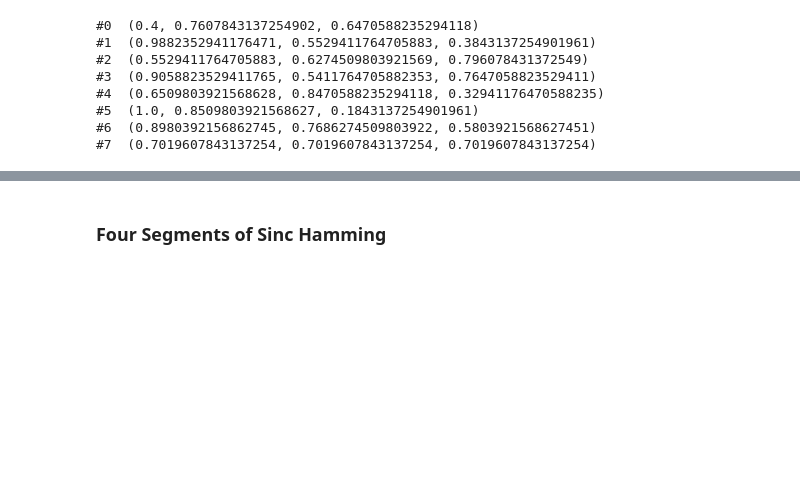
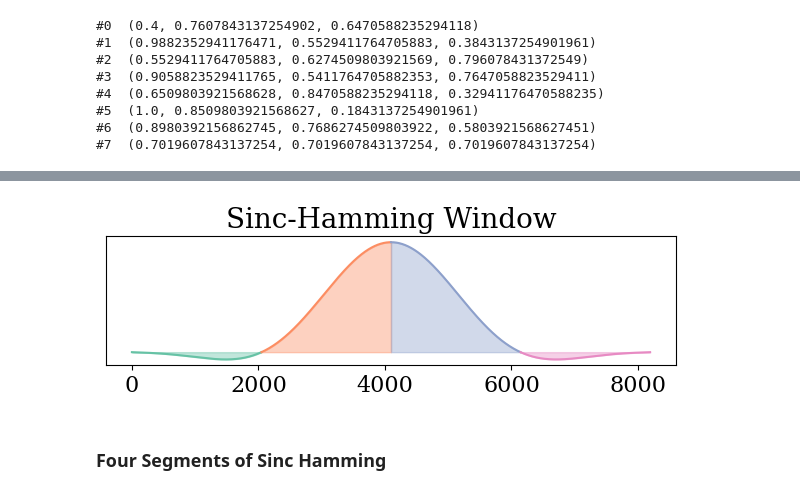
Before and after one commit to dcxSt/pfb-mod, a Jupyter notebook: multi-panel-plot.ipynb, the cells around one changed output, grey strips where cells are left out. Cells and saved outputs as stored; diff of their text form; code cells hidden in the pictures; blank space fills up the shorter version.

```diff
--- a/multi-panel-plot.ipynb
+++ b/multi-panel-plot.ipynb
@@ -56,16 +59,18 @@ for ixs,frame,color in zip(frame_ixs,frames,colors[:frames.shape[0]]):
 # %%
 sinc = np.sinc(np.linspace(-NTAP/2, NTAP/2, NTAP*NFRAME))
 sinc_hamm = sinc * np.hamming(NTAP*NFRAME)
 sinc_hamm_segments = sinc_hamm.reshape((NTAP,NFRAME))
-plt.figure(figsize=(6,3))
+plt.figure(figsize=(6,2.2))
 for ixs,color,seg in zip(frame_ixs[:NTAP,:],colors[:NTAP],sinc_hamm_segments):
     plt.plot(ixs,seg,color=color)
     plt.fill_between(ixs,seg,color=color,alpha=0.4)
 plt.xticks(fontsize=16);plt.yticks([])
 plt.title("Sinc-Hamming Window",fontsize=20)
 plt.tight_layout()
 plt.savefig("./plots/multipanel_plots/sinc-hamm.svg",transparent=True)
 plt.show()
+# %% [output]
+[figure, added]
 # %% [markdown]
 ### Four Segments of Sinc Hamming
 # %%
```
Also changed, not shown: parts of 4 cells of this notebook, 33 other files.
